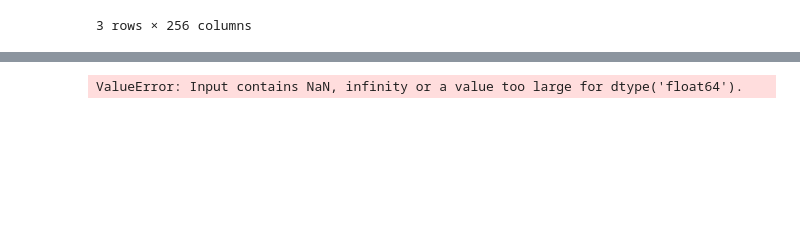
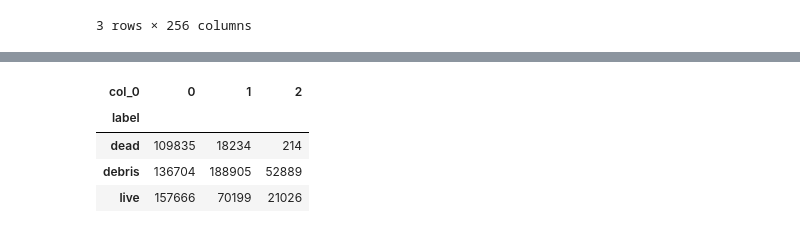
Before and after one commit to biterbilen/biter_NotableLabs_analytics, a Jupyter notebook: bin/flow/main.ipynb, the cells around one changed output, grey strips where cells are left out. Cells and saved outputs as stored; diff of their text form; code cells hidden in the pictures; blank space fills up the shorter version.

```diff
--- a/bin/flow/main.ipynb
+++ b/bin/flow/main.ipynb
@@ -223,26 +205,22 @@ Name: label, dtype: object
 Name: label, dtype: object
-# %%
-%run model_data
-#model = model(X_train, y_train)
-X = X_train
-y = y_train
-n_components = 3
-max_iter = 20
-
-n_classes = len(np.unique(y))
-
-GaussianMixture?
-
-mod            = GaussianMixture(n_components=n_components,
-                                 covariance_type="full",
-                                 max_iter=max_iter)
-# initialize means with known class labels
-mod.means_init = np.array([X[y == i].mean(axis=0) for i in range(n_classes)])
-
-mod.fit(X)
-# %% [output]
-ValueError: Input contains NaN, infinity or a value too large for dtype('float64').
+# %%
+%run model_data
+# TODO try setting means_init
+max_iter=1000 # 20 was too few
+model = model(X_train, y_train, max_iter=max_iter)
 # %%
-GaussianMixture?
-y_train_pred = mod.predict(X_train)
-y_test_pred = mod.predict(X_test)
+%run predict_data
+y_train_pred = predict(model, X_train)
+y_test_pred  = predict(model, X_test)
+# %%
+%run report_model
+# TODO
+#print 'report_train:\n', report(y_train, y_train_pred, label_clusters=True, verbose=True)
+#print 'report_test:\n',  report(y_test, y_test_pred, label_clusters=True, verbose=True)
+pd.crosstab(y_train, y_train_pred)
+# %% [output]
+| col_0 | 0 | 1 | 2 |
+| label |  |  |  |
+| dead | 109835 | 18234 | 214 |
+| debris | 136704 | 188905 | 52889 |
+| live | 157666 | 70199 | 21026 |
```
Also changed, not shown: parts of 9 cells of this notebook, 8 other files.
